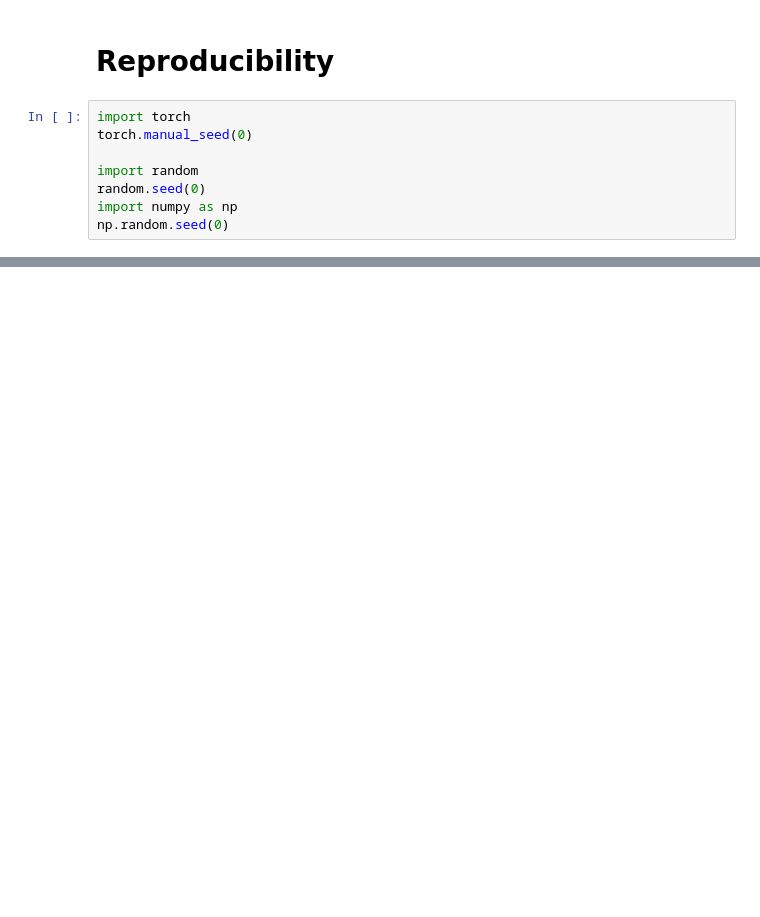
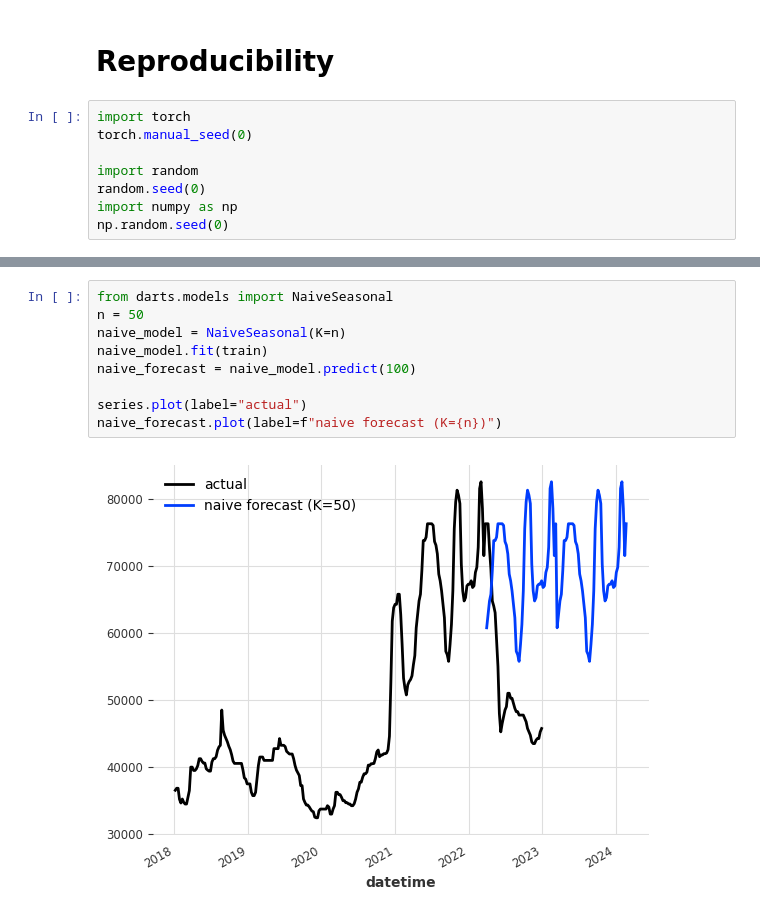
Before and after one commit to ColaChanel/Samolet-armature, a Jupyter notebook: dash_try.ipynb, the cells around one changed output, grey strips where cells are left out. Cells and saved outputs as stored; diff of their text form; blank space fills up the shorter version.

```diff
--- a/dash_try.ipynb
+++ b/dash_try.ipynb
@@ -86,0 +82,11 @@ np.random.seed(0)
+# %%
+from darts.models import NaiveSeasonal
+n = 50
+naive_model = NaiveSeasonal(K=n)
+naive_model.fit(train)
+naive_forecast = naive_model.predict(100)
+
+series.plot(label="actual")
+naive_forecast.plot(label=f"naive forecast (K={n})")
+# %% [output]
+[figure, added]
```
Also changed, not shown: parts of 16 cells of this notebook.
